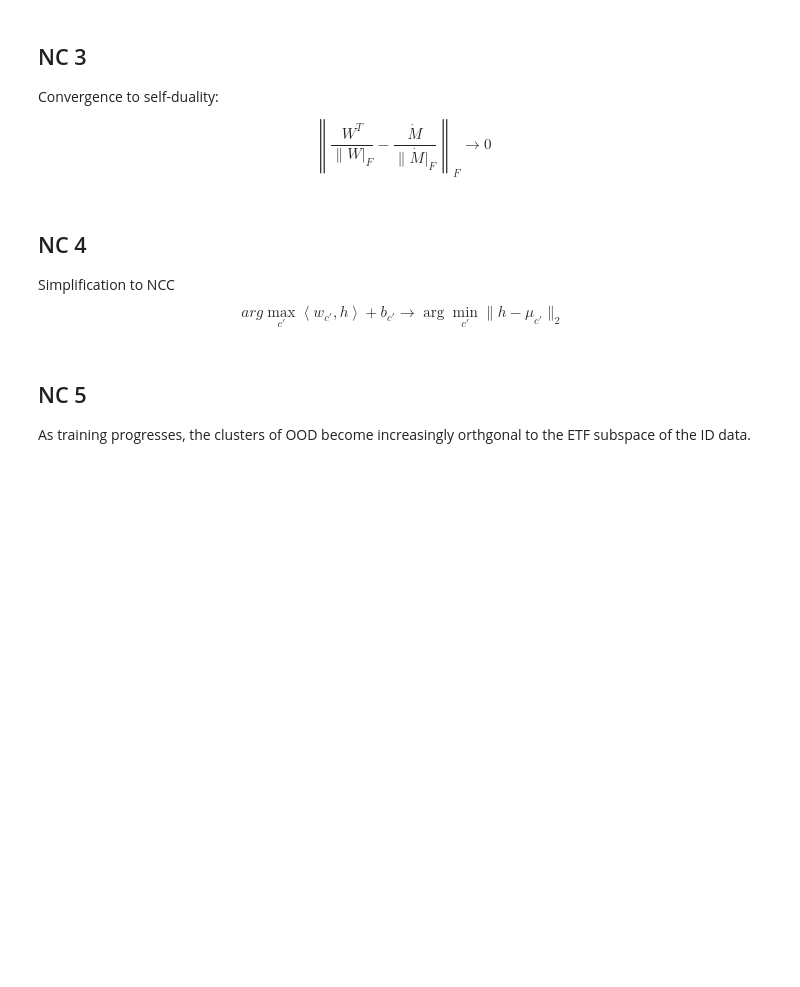
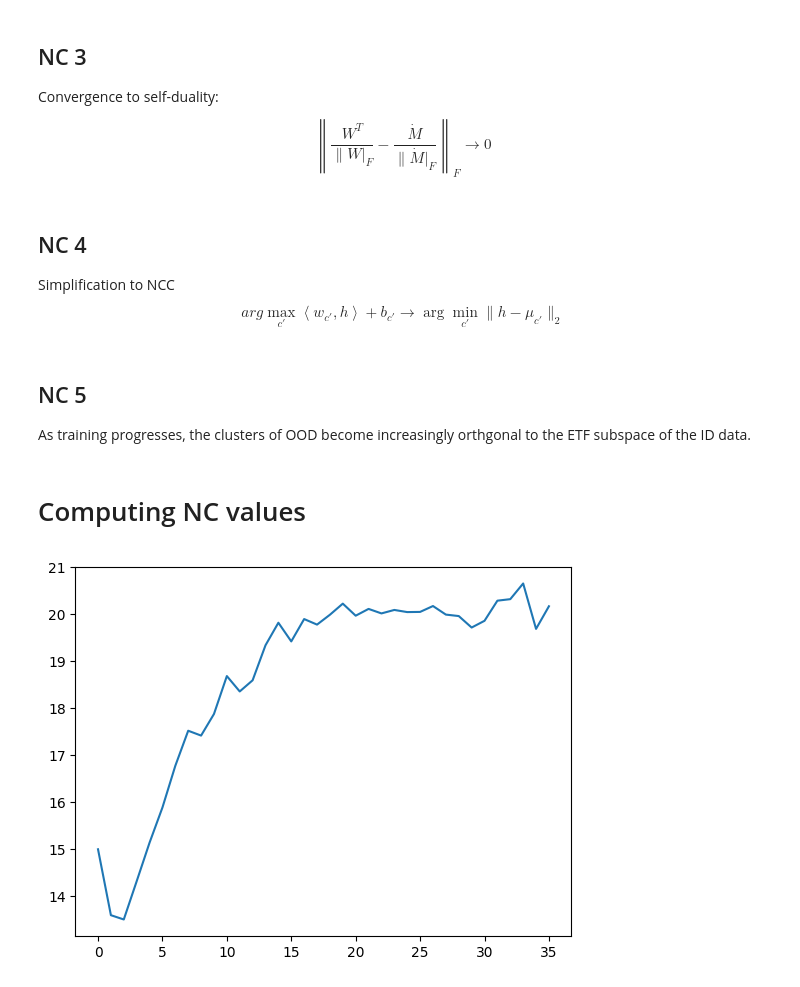
Before and after one commit to faresboudelaa/CSC_5IA23_TA_Project, a Jupyter notebook: NC.ipynb, the cells around one changed output. Saved outputs shown, nothing was run; the diff lists cells and outputs as text; code cells hidden in the pictures; blank space fills up the shorter version.

```diff
--- a/NC.ipynb
+++ b/NC.ipynb
@@ -41,4 +46,4 @@ def load_model(path):
     resnet = ResNet18(64,2,100).to(device)
     resnet.load_state_dict(d)
     return resnet
-resnet = load_model("/content/drive/MyDrive/Cours/ensta cours/model/resnet_360_epoch.pth")
+# resnet = load_model("/content/drive/MyDrive/Cours/ensta cours/model/resnet_360_epoch.pth")
@@ -216,9 +204,0 @@ for epoch in range(360,361,10):# CHange this
-# %%
-mu_G = torch.mean(torch.cat(list(features.values())),dim=0)
-print(global_mean_vector.shape)
-# global_var_vector = torch.var(torch.cat(list(features.values())),dim=0)
-# print(global_var_vector.shape)
-
-#W the last layer weights
-weights = resnet.cl.weight.data
-print(weights.shape)
@@ -279,0 +205,38 @@ print(vals_4)
+# %% [markdown]
+# Computing NC values
+# %%
+fig2_1,fig2_2, fig3 , fig4 ,fig5, fig6, fig7 =[],[],[],[],[],[],[]
+nc1_fig = []
+for i in range(10,361,10):
+  device = torch.device("cuda" if torch.cuda.is_available() else "cpu")
+  path = f"/content/drive/MyDrive/Cours/ensta cours/model/resnet_{i}_epoch.pth"
+  features,labels,W,pred = compute_features(path,train_dataloader)
+
+  mu_G = get_mu_G(features)
+  sigma_T = get_sigma_T(features,mu_G)
+  mu_C_list = get_mu_C_list(features,labels)
+  sigma_B = get_sigma_B(mu_C_list,mu_G)
+  # print("features :",features.shape)
+  # print("labels :",labels.shape)
+  # print("W :",W.shape)
+  # print("pred :",pred.shape)
+  # print("mu_G :",mu_G.shape)
+  # print("mu_C_list :",len(mu_C_list))
+  # print("mu_C_list[0] :",mu_C_list[0].shape)
+  # print("sigma_T :",sigma_T.shape)
+  # print("sigma_B :",sigma_B.shape)
+
+  nc1_fig.append(nc1(sigma_T-sigma_B).item())
+  fig6.append(scale_invariante_nc1(sigma_T-sigma_B,sigma_B))
+  fig2_1.append(train_class_means_equinorm(mu_C_list,mu_G).item())
+  fig2_2.append(train_class_weights_equinorm(W).item())
+  x,y = nc2(mu_C_list,mu_G)
+  fig3.append(x.item())
+  fig4.append(y.item())
+  fig5.append(nc3(mu_C_list,mu_G,W).item())
+  fig7.append(compute_nc4_disagreement(features,pred, mu_C_list))
+# %%
+plt.plot(nc1_fig)
+plt.show()
+# %% [output]
+[figure, added]
```
Also changed, not shown: parts of 23 cells of this notebook.
